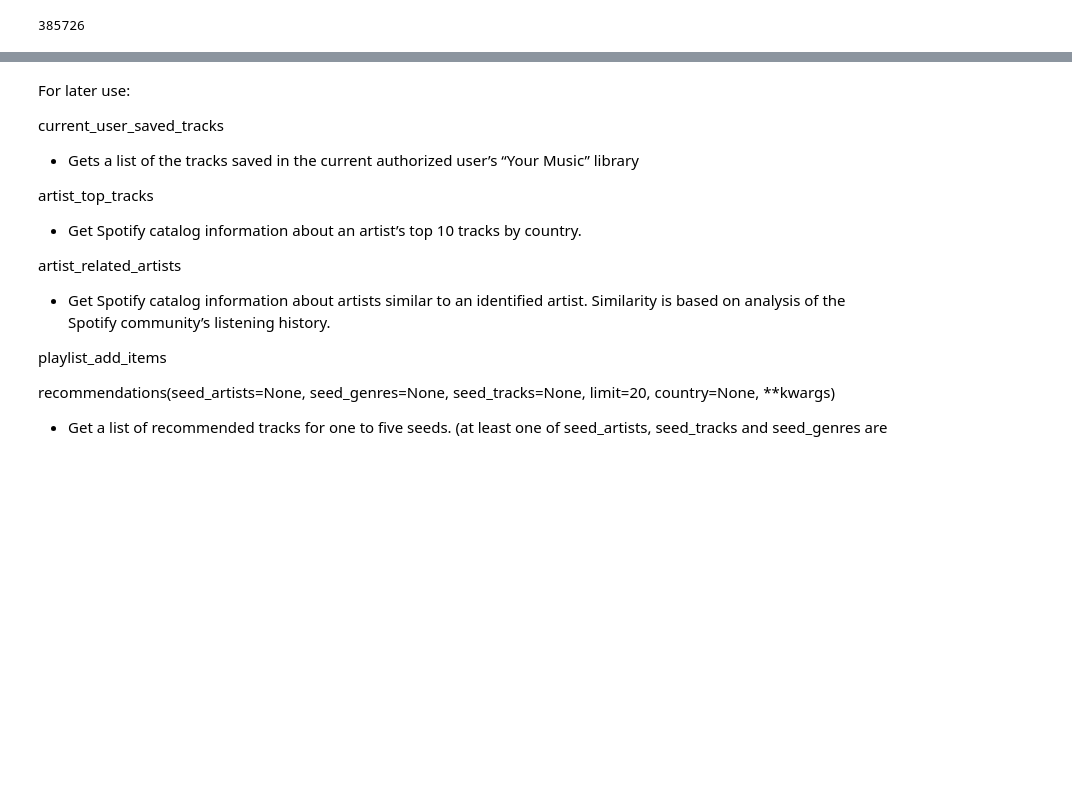
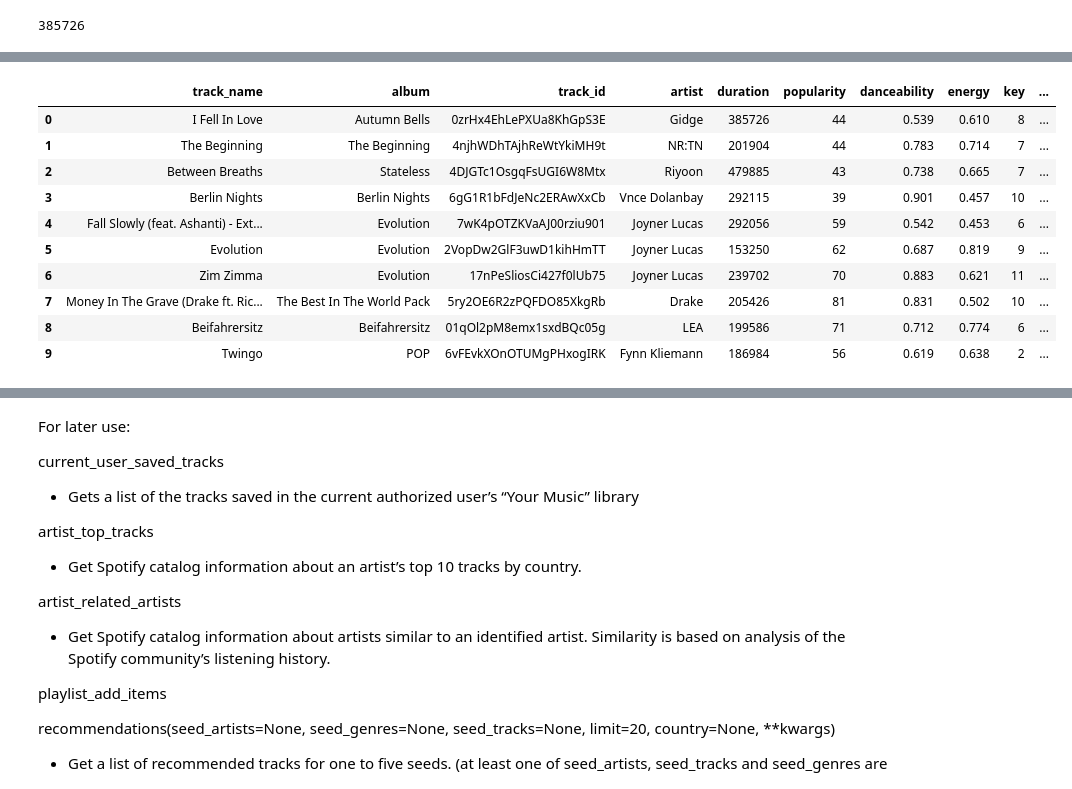
Before and after one commit to MerlinSchaefer/spotify_app, a Jupyter notebook: Test playlist gathering and spotipy recommendation function.ipynb, the cells around one changed output, grey strips where cells are left out. Cells and saved outputs as stored; diff of their text form; code cells hidden in the pictures; blank space fills up the shorter version.

```diff
--- a/Test playlist gathering and spotipy recommendation function.ipynb
+++ b/Test playlist gathering and spotipy recommendation function.ipynb
@@ -156,0 +188,16 @@ saved_tracks_df = create_df_saved_songs(user_saved_tracks)
+# %%
+saved_tracks_df = append_audio_features(saved_tracks_df,sp)
+# %%
+saved_tracks_df.head(10)
+# %% [output]
+|  | track_name | album | track_id | artist | duration | popularity | danceability | energy | key | ... |
+| 0 | I Fell In Love | Autumn Bells | 0zrHx4EhLePXUa8KhGpS3E | Gidge | 385726 | 44 | 0.539 | 0.610 | 8 | ... |
+| 1 | The Beginning | The Beginning | 4njhWDhTAjhReWtYkiMH9t | NR:TN | 201904 | 44 | 0.783 | 0.714 | 7 | ... |
+| 2 | Between Breaths | Stateless | 4DJGTc1OsgqFsUGI6W8Mtx | Riyoon | 479885 | 43 | 0.738 | 0.665 | 7 | ... |
+| 3 | Berlin Nights | Berlin Nights | 6gG1R1bFdJeNc2ERAwXxCb | Vnce Dolanbay | 292115 | 39 | 0.901 | 0.457 | 10 | ... |
+| 4 | Fall Slowly (feat. Ashanti) - Ext... | Evolution | 7wK4pOTZKVaAJ00rziu901 | Joyner Lucas | 292056 | 59 | 0.542 | 0.453 | 6 | ... |
+| 5 | Evolution | Evolution | 2VopDw2GlF3uwD1kihHmTT | Joyner Lucas | 153250 | 62 | 0.687 | 0.819 | 9 | ... |
+| 6 | Zim Zimma | Evolution | 17nPeSliosCi427f0lUb75 | Joyner Lucas | 239702 | 70 | 0.883 | 0.621 | 11 | ... |
+| 7 | Money In The Grave (Drake ft. Ric... | The Best In The World Pack | 5ry2OE6R2zPQFDO85XkgRb | Drake | 205426 | 81 | 0.831 | 0.502 | 10 | ... |
+| 8 | Beifahrersitz | Beifahrersitz | 01qOl2pM8emx1sxdBQc05g | LEA | 199586 | 71 | 0.712 | 0.774 | 6 | ... |
+| 9 | Twingo | POP | 6vFEvkXOnOTUMgPHxogIRK | Fynn Kliemann | 186984 | 56 | 0.619 | 0.638 | 2 | ... |
```
Also changed, not shown: parts of 14 cells of this notebook, 1 other file.
